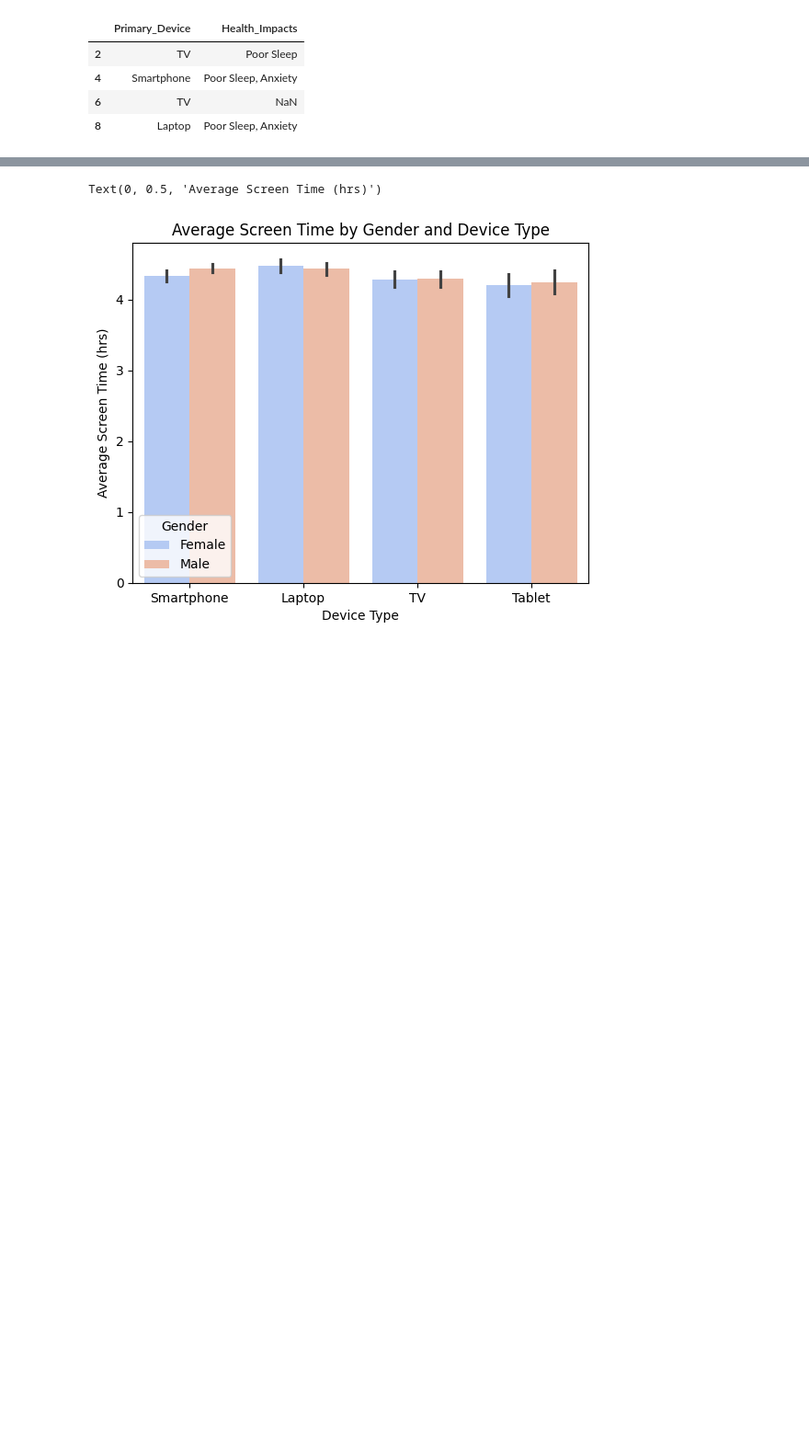
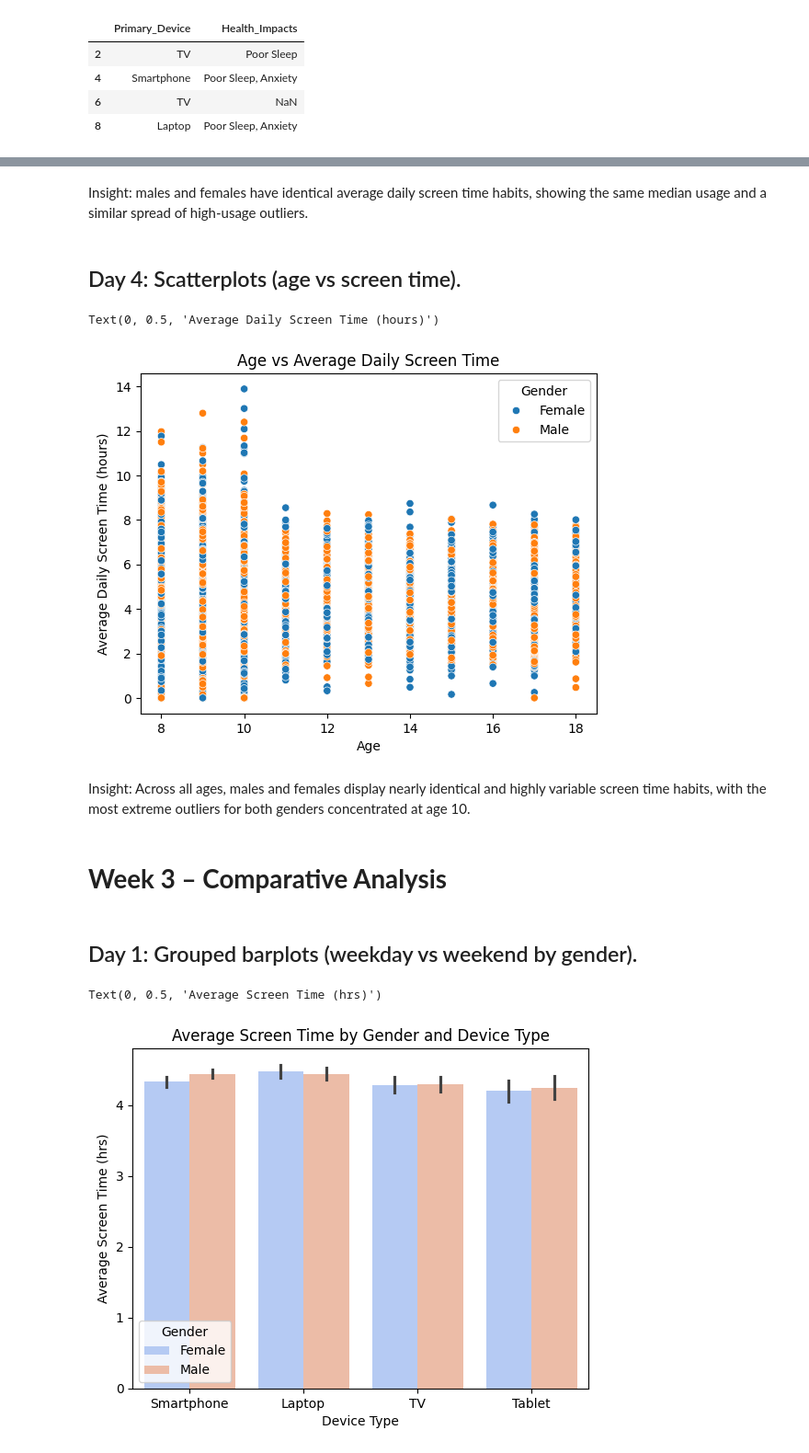
Before and after one commit to Joshika-Mentor/-Kid-s-Screentime-Visualization-Infosys-springboard-program-, a Jupyter notebook: Indian_Kids_Screen_Time_Analysis.ipynb, the cells around one changed output, grey strips where cells are left out. Shown at 92% size. Cells and saved outputs as stored; diff of their text form; code cells hidden in the pictures; blank space fills up the shorter version.

```diff
--- a/Indian_Kids_Screen_Time_Analysis.ipynb
+++ b/Indian_Kids_Screen_Time_Analysis.ipynb
@@ -243,3 +278,22 @@ Text(0, 0.5, 'Average Daily Screen Time (hours)')
+# %% [markdown]
+Insight: males and females have identical average daily screen time habits, showing the same median usage and a similar spread of high-usage outliers.
+# %% [markdown]
+## Day 4: Scatterplots (age vs screen time).
+# %%
+#Scatterplot
+sns.scatterplot(data=df,x='Age',y='Avg_Daily_Screen_Time_hr',hue='Gender')
+plt.title("Age vs Average Daily Screen Time")
+plt.xlabel("Age")
+plt.ylabel("Average Daily Screen Time (hours)")
+# %% [output]
+Text(0, 0.5, 'Average Daily Screen Time (hours)')
+[figure, added]
+# %% [markdown]
+Insight: Across all ages, males and females display nearly identical and highly variable screen time habits, with the most extreme outliers for both genders concentrated at age 10.
+# %% [markdown]
+# **Week 3 – Comparative Analysis**
+# %% [markdown]
+## Day 1: Grouped barplots (weekday vs weekend by gender).
 # %%
 sns.barplot(data=df, x='Primary_Device', y='Avg_Daily_Screen_Time_hr', hue='Gender', palette='coolwarm')
 plt.title('Average Screen Time by Gender and Device Type')
```
Also changed, not shown: parts of 72 cells of this notebook.
